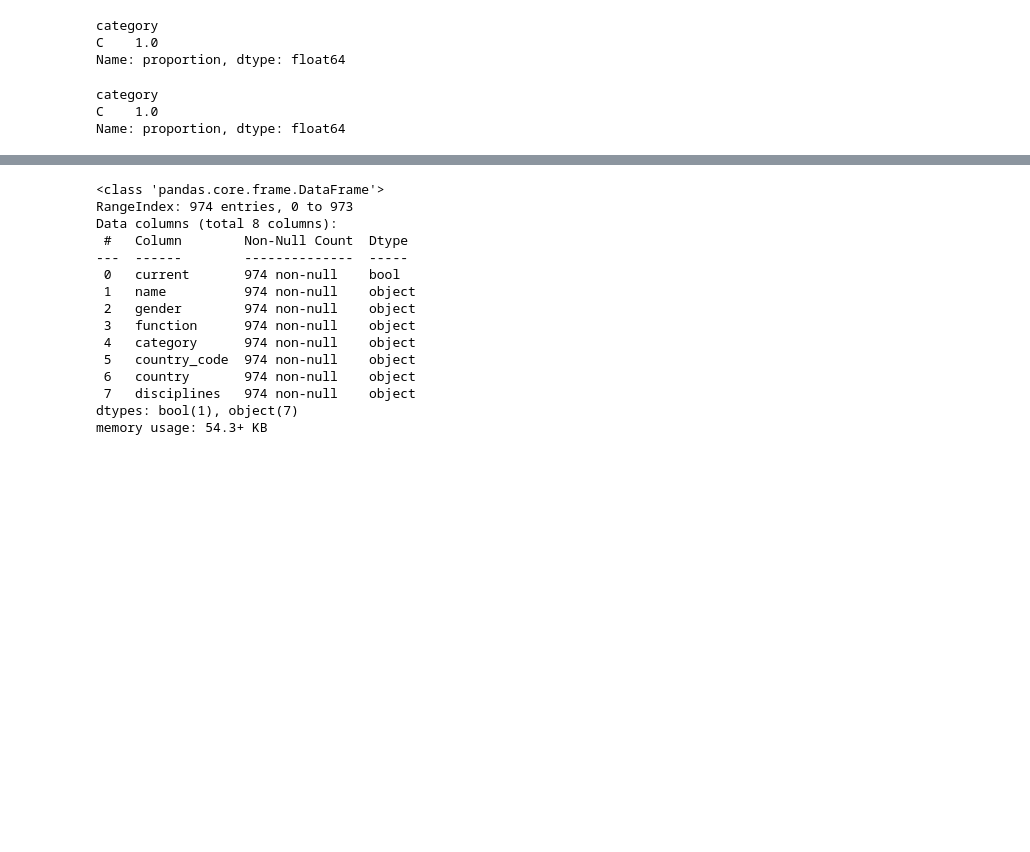
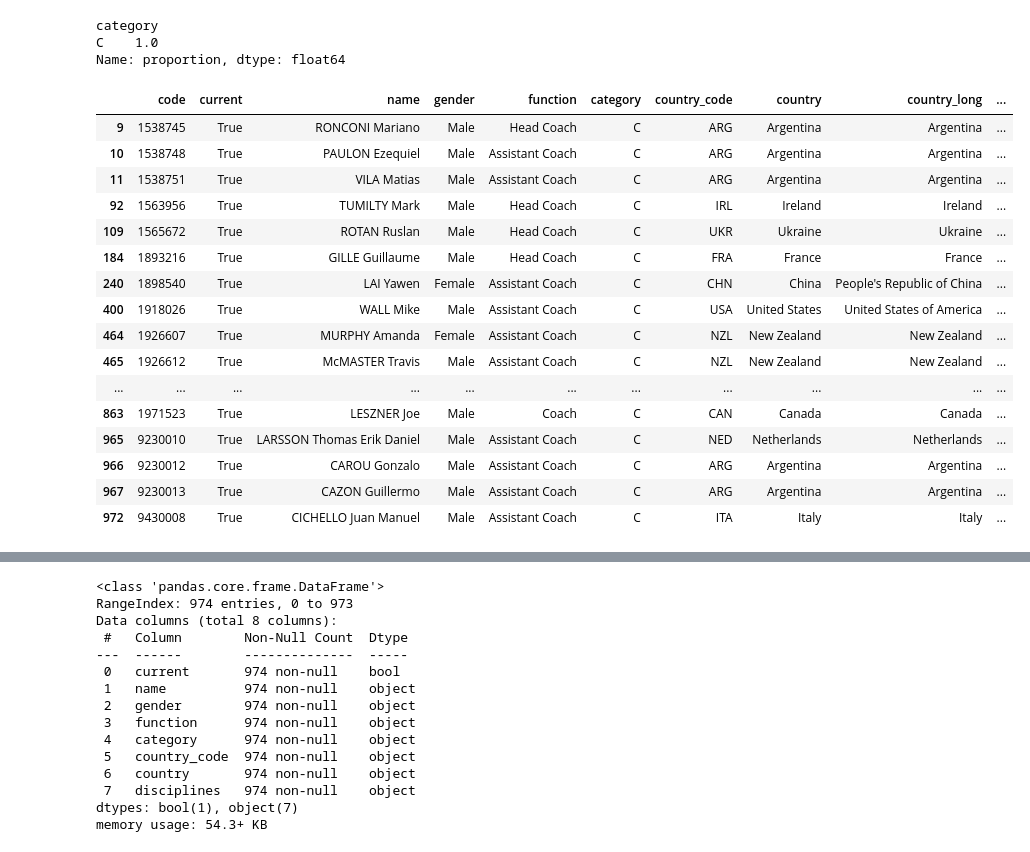
Before and after one commit to julam9/Paris-Olympiad-2024-Viz-using-Streamlit, a Jupyter notebook: data-cleaning.ipynb, the cells around one changed output, grey strips where cells are left out. Drawn from its saved outputs; the diff is of its cells as text; code cells hidden in the pictures; blank space fills up the shorter version.

```diff
--- a/data-cleaning.ipynb
+++ b/data-cleaning.ipynb
@@ -439,9 +442,23 @@ coach_df.category.value_counts(normalize=True)
 category
 C    1.0
 Name: proportion, dtype: float64
-# %%
-coach_df.category.value_counts(normalize=True)
-# %% [output]
-category
-C    1.0
-Name: proportion, dtype: float64
+# %%
+coach_df[coach_df.birth_date.isnull()]
+# %% [output]
+|  | code | current | name | gender | function | category | country_code | country | country_long | ... |
+| 9 | 1538745 | True | RONCONI Mariano | Male | Head Coach | C | ARG | Argentina | Argentina | ... |
+| 10 | 1538748 | True | PAULON Ezequiel | Male | Assistant Coach | C | ARG | Argentina | Argentina | ... |
+| 11 | 1538751 | True | VILA Matias | Male | Assistant Coach | C | ARG | Argentina | Argentina | ... |
+| 92 | 1563956 | True | TUMILTY Mark | Male | Head Coach | C | IRL | Ireland | Ireland | ... |
+| 109 | 1565672 | True | ROTAN Ruslan | Male | Head Coach | C | UKR | Ukraine | Ukraine | ... |
+| 184 | 1893216 | True | GILLE Guillaume | Male | Head Coach | C | FRA | France | France | ... |
+| 240 | 1898540 | True | LAI Yawen | Female | Assistant Coach | C | CHN | China | People's Republic of China | ... |
+| 400 | 1918026 | True | WALL Mike | Male | Assistant Coach | C | USA | United States | United States of America | ... |
+| 464 | 1926607 | True | MURPHY Amanda | Female | Assistant Coach | C | NZL | New Zealand | New Zealand | ... |
+| 465 | 1926612 | True | McMASTER Travis | Male | Assistant Coach | C | NZL | New Zealand | New Zealand | ... |
+| ... | ... | ... | ... | ... | ... | ... | ... | ... | ... | ... |
+| 863 | 1971523 | True | LESZNER Joe | Male | Coach | C | CAN | Canada | Canada | ... |
+| 965 | 9230010 | True | LARSSON Thomas Erik Daniel | Male | Assistant Coach | C | NED | Netherlands | Netherlands | ... |
+| 966 | 9230012 | True | CAROU Gonzalo | Male | Assistant Coach | C | ARG | Argentina | Argentina | ... |
+| 967 | 9230013 | True | CAZON Guillermo | Male | Assistant Coach | C | ARG | Argentina | Argentina | ... |
+| 972 | 9430008 | True | CICHELLO Juan Manuel | Male | Assistant Coach | C | ITA | Italy | Italy | ... |
```
Also changed, not shown: parts of 2 cells of this notebook, 1 other file.
